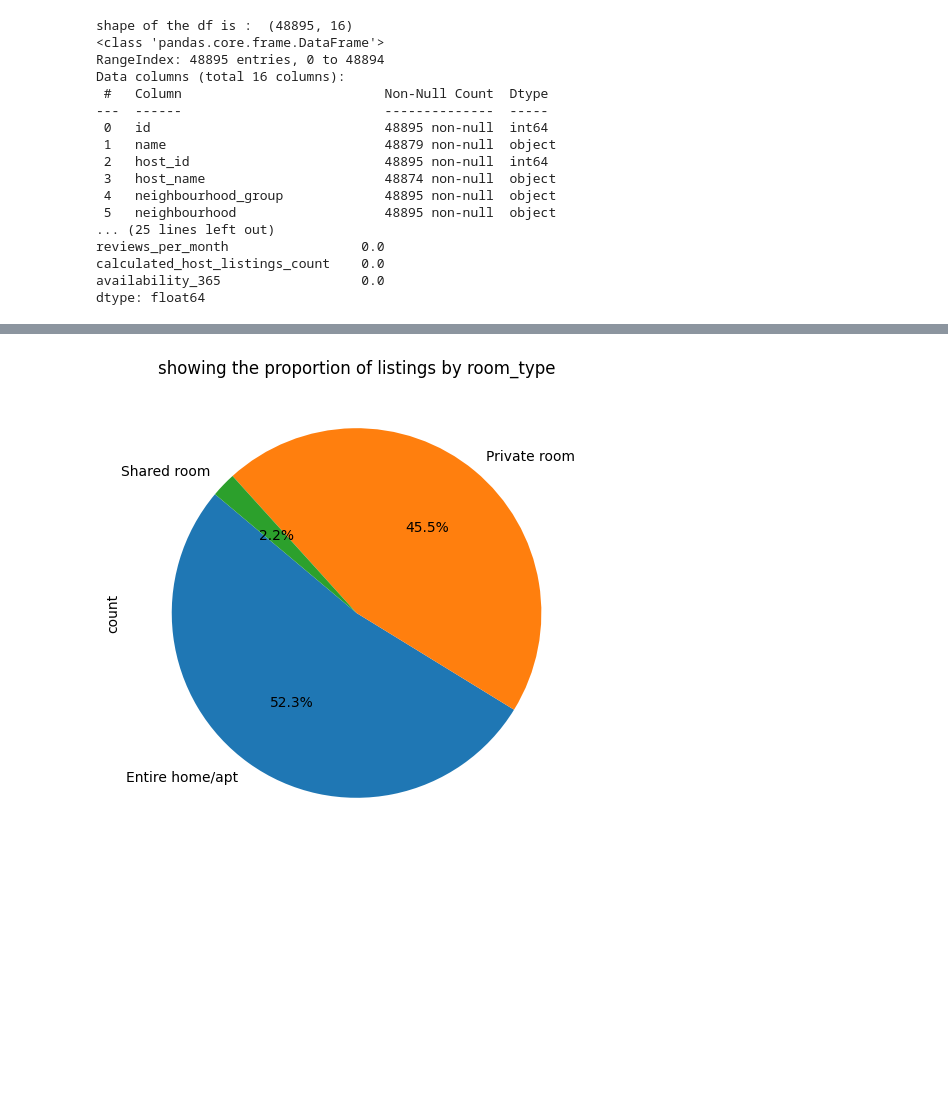
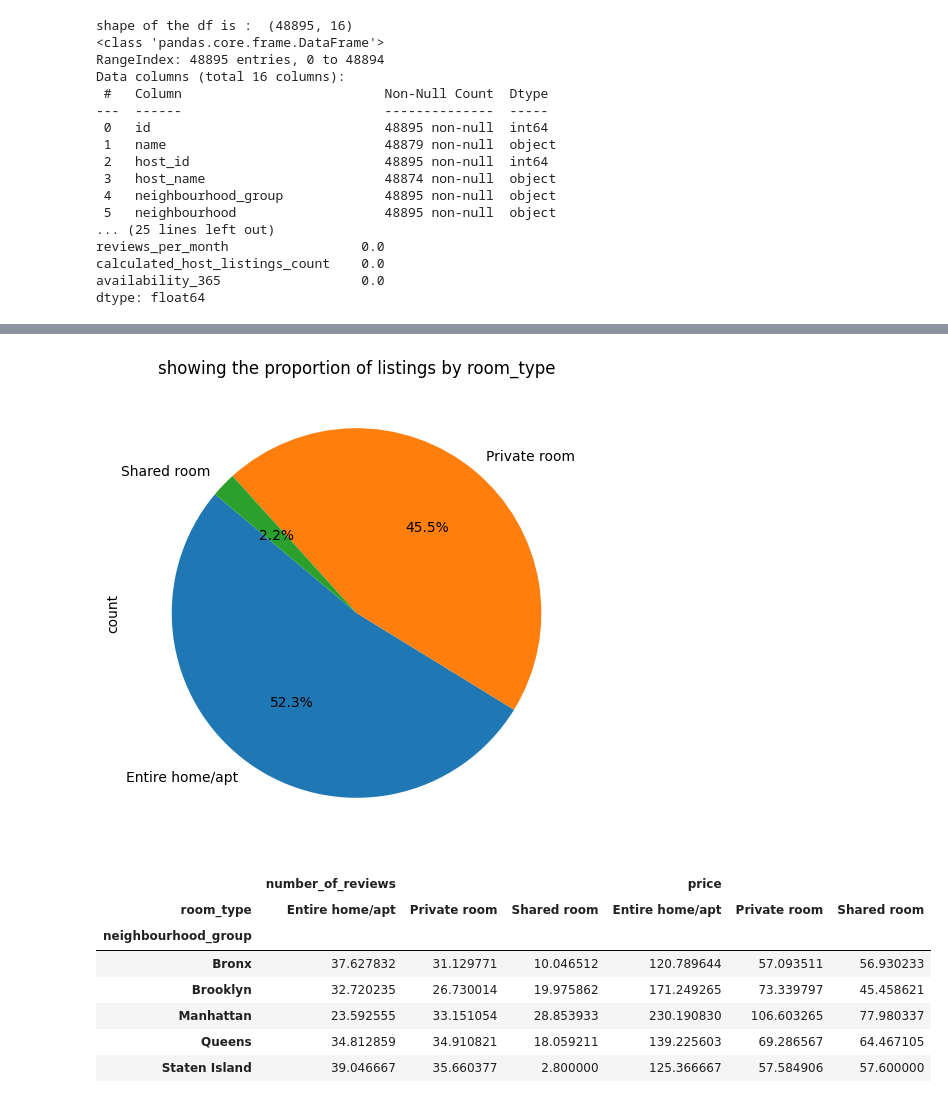
Before and after one commit to muhammad-usman-tech/data-analysis-tasks, a Jupyter notebook: Task_visualization.ipynb, the cells around one changed output, grey strips where cells are left out. Drawn from its saved outputs; the diff is of its cells as text; code cells hidden in the pictures; blank space fills up the shorter version.

```diff
--- a/Task_visualization.ipynb
+++ b/Task_visualization.ipynb
@@ -61,7 +61,7 @@ print('null values final check : ',(df.isnull().sum()/len(df))*100) #yes now all
 # now last descriptive statistics
 statistics=df.describe(include='all')
 statistics
-
+df.to_csv('cleaned_df.csv')
 #step 105 done by my side
 
 # 106
@@ -122,30 +122,40 @@ data=df['room_type'].value_counts()
 data
 
 plt.figure(figsize=(6,6))
 data.plot.pie(autopct='%1.1f%%', startangle=140)
 plt.title('showing the proportion of listings by room_type')
 plt.show()
 # interpretation:  thsi pie chart shows that only 2.2 percent peaople list the shared rooms other visiters 52 percent chose the complete home/apt and almost 45 percent people chose the private rooms
+
+# in the middle line all are the kde's but with the opposite it is making the scatter plots because all were the numeric column's
 # %% [output]
 shape of the df is :  (48895, 16)
 <class 'pandas.core.frame.DataFrame'>
 RangeIndex: 48895 entries, 0 to 48894
 Data columns (total 16 columns):
  #   Column                          Non-Null Count  Dtype
 ---  ------                          --------------  -----
  0   id                              48895 non-null  int64
  1   name                            48879 non-null  object
  2   host_id                         48895 non-null  int64
  3   host_name                       48874 non-null  object
  4   neighbourhood_group             48895 non-null  object
  5   neighbourhood                   48895 non-null  object
 ... (25 lines left out)
 reviews_per_month                 0.0
 calculated_host_listings_count    0.0
 availability_365                  0.0
 dtype: float64
 [figure]
 [figure]
 [figure]
 [figure]
 [figure]
+|  | number_of_reviews |  |  | price |  |  |
+| room_type | Entire home/apt | Private room | Shared room | Entire home/apt | Private room | Shared room |
+| neighbourhood_group |  |  |  |  |  |  |
+| Bronx | 37.627832 | 31.129771 | 10.046512 | 120.789644 | 57.093511 | 56.930233 |
+| Brooklyn | 32.720235 | 26.730014 | 19.975862 | 171.249265 | 73.339797 | 45.458621 |
+| Manhattan | 23.592555 | 33.151054 | 28.853933 | 230.190830 | 106.603265 | 77.980337 |
+| Queens | 34.812859 | 34.910821 | 18.059211 | 139.225603 | 69.286567 | 64.467105 |
+| Staten Island | 39.046667 | 35.660377 | 2.800000 | 125.366667 | 57.584906 | 57.600000 |
```
Also changed, not shown: parts of 1 cell of this notebook.
